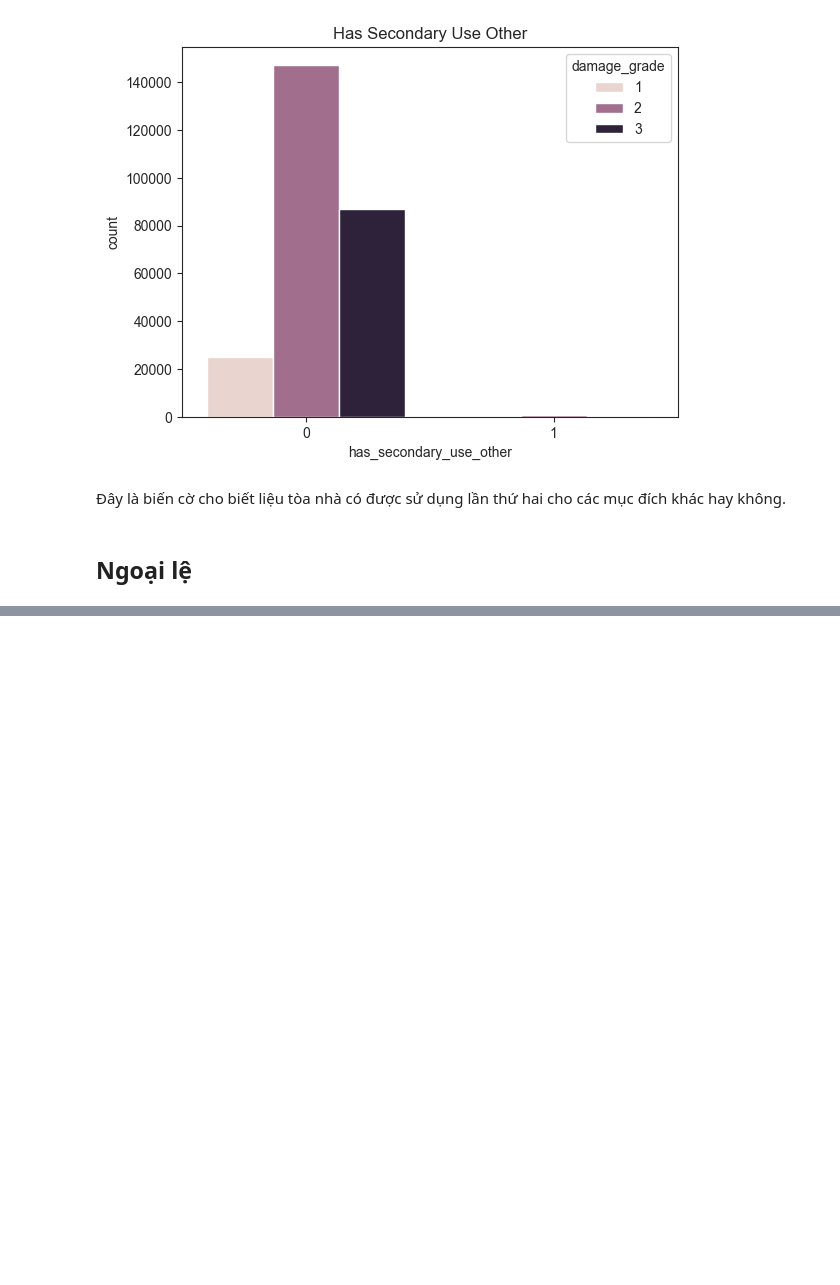
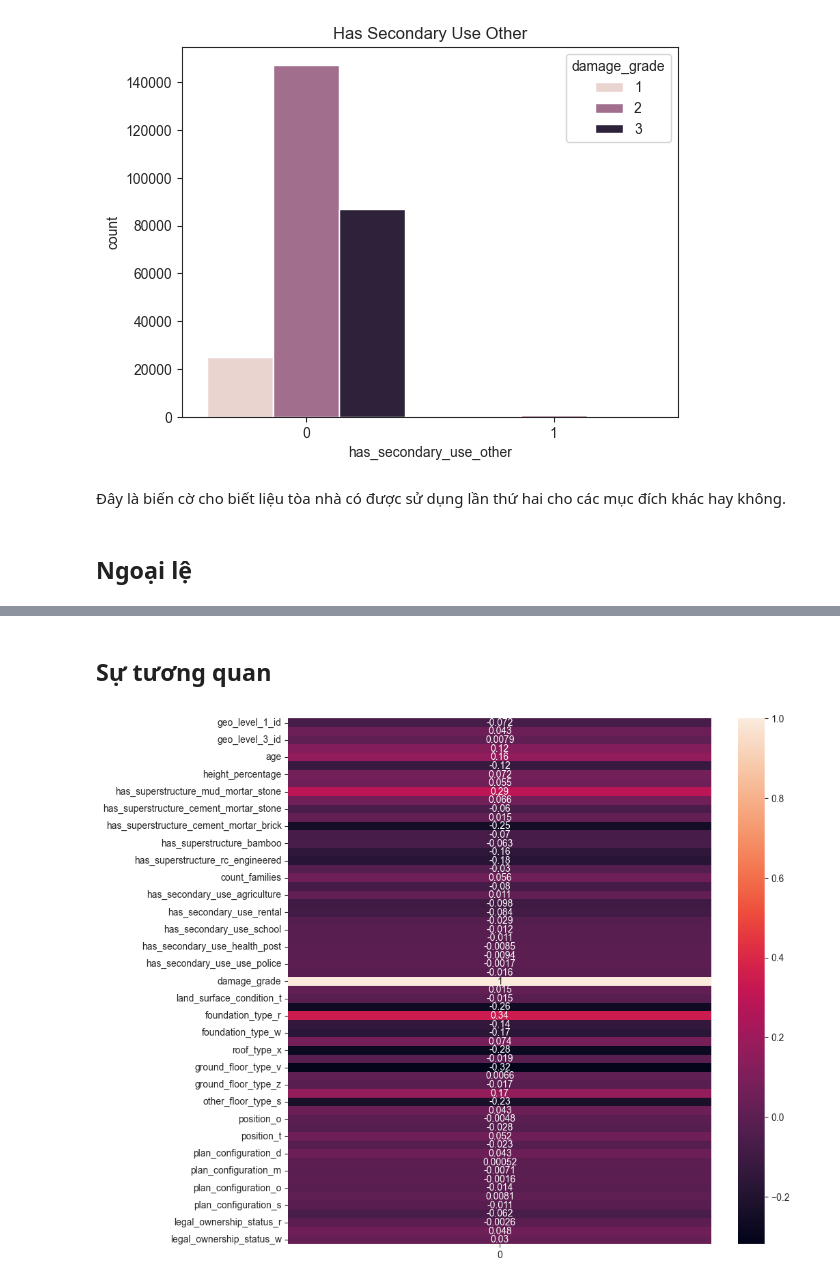
Before and after one commit to hoandhh/ML_Earthquake_Damage, a Jupyter notebook: Final.ipynb, the cells around one changed output, grey strips where cells are left out. Cells and saved outputs as stored; diff of their text form; code cells hidden in the pictures; blank space fills up the shorter version.

```diff
--- a/Final.ipynb
+++ b/Final.ipynb
@@ -438,0 +511,14 @@ plt.show()
+# %% [markdown]
+## **Sự tương quan**
+# %%
+train_value.drop(columns=["building_id"], inplace=True)
+train_labels.drop(columns=["building_id"], inplace=True)
+# %%
+train_values = pd.get_dummies(train_value, drop_first = True)
+# %%
+plt.figure(figsize=(10,10))
+correlations = train_values.corrwith(train_labels["damage_grade"])
+sns.heatmap(pd.DataFrame(correlations), annot=True)
+plt.show()
+# %% [output]
+[figure, added]
```
Also changed, not shown: parts of 5 cells of this notebook.
